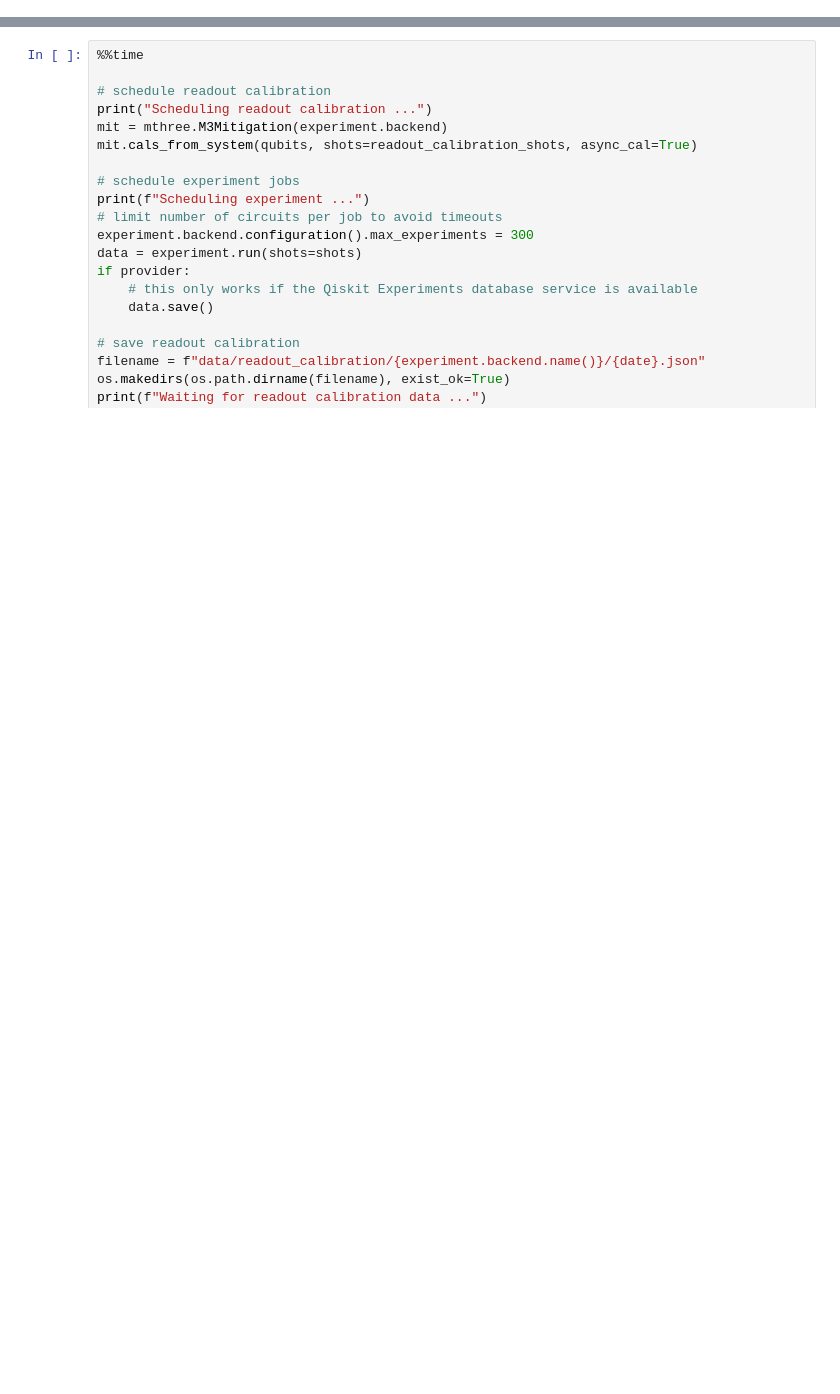
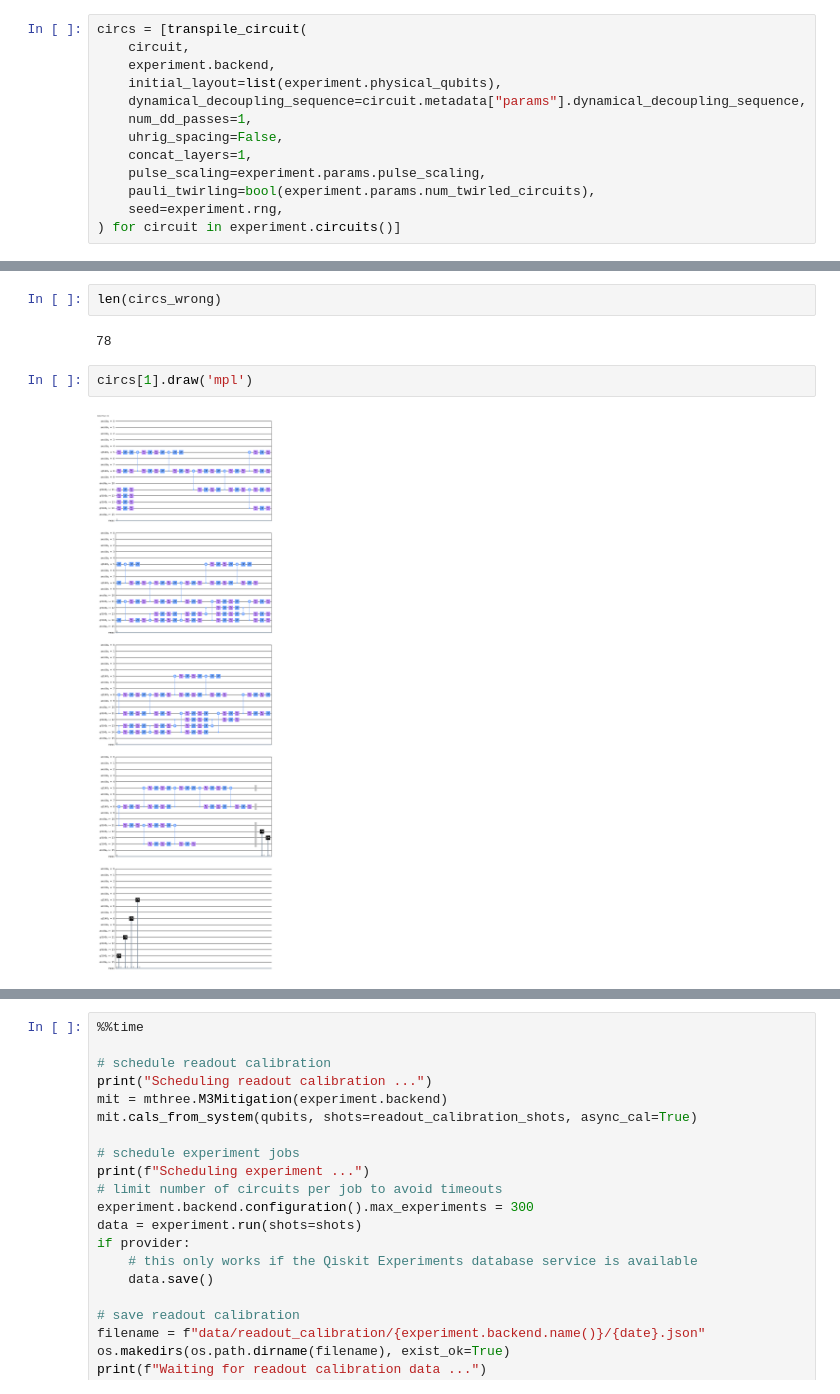
Before and after one commit to georgezhou20/qiskit-research, a Jupyter notebook: docs/mzm_generation/dd_multi_test.ipynb, the cells around one changed output, grey strips where cells are left out. Drawn from its saved outputs; the diff is of its cells as text; blank space fills up the shorter version.

```diff
--- a/docs/mzm_generation/dd_multi_test.ipynb
+++ b/docs/mzm_generation/dd_multi_test.ipynb
@@ -74,0 +78,13 @@ Total number of circuits: 750
+# %%
+circs = [transpile_circuit(
+    circuit,
+    experiment.backend,
+    initial_layout=list(experiment.physical_qubits),
+    dynamical_decoupling_sequence=circuit.metadata["params"].dynamical_decoupling_sequence,
+    num_dd_passes=1,
+    uhrig_spacing=False,
+    concat_layers=1,
+    pulse_scaling=experiment.params.pulse_scaling,
+    pauli_twirling=bool(experiment.params.num_twirled_circuits),
+    seed=experiment.rng,
+) for circuit in experiment.circuits()]
@@ -74,0 +122,8 @@ Total number of circuits: 750
+# %%
+len(circs_wrong)
+# %% [output]
+78
+# %%
+circs[1].draw('mpl')
+# %% [output]
+[figure, added]
```
Also changed, not shown: parts of 24 cells of this notebook, 14 other files.
